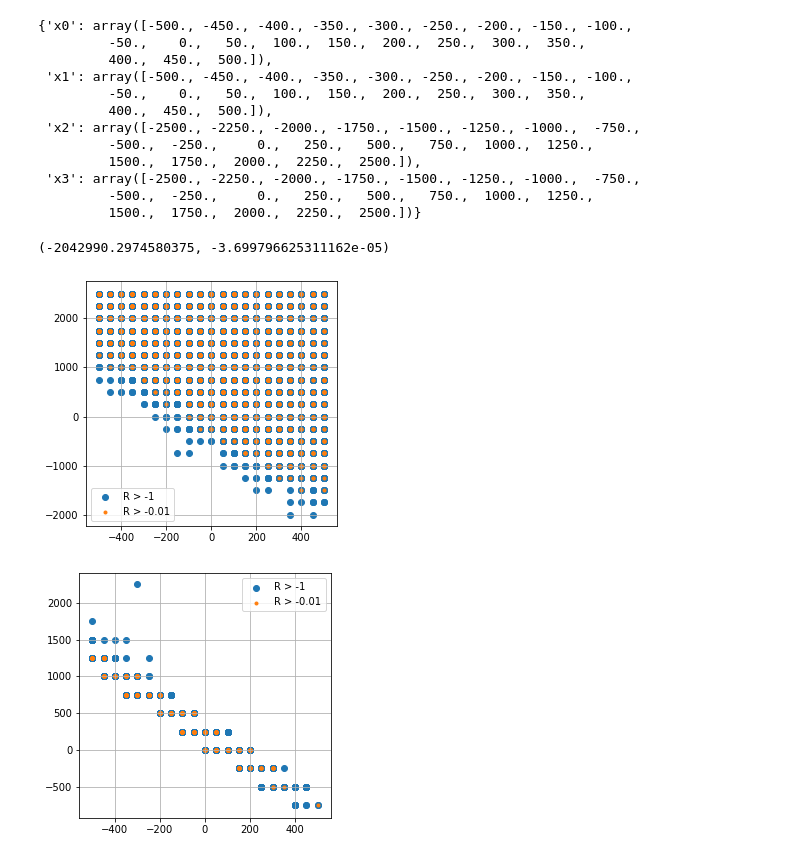
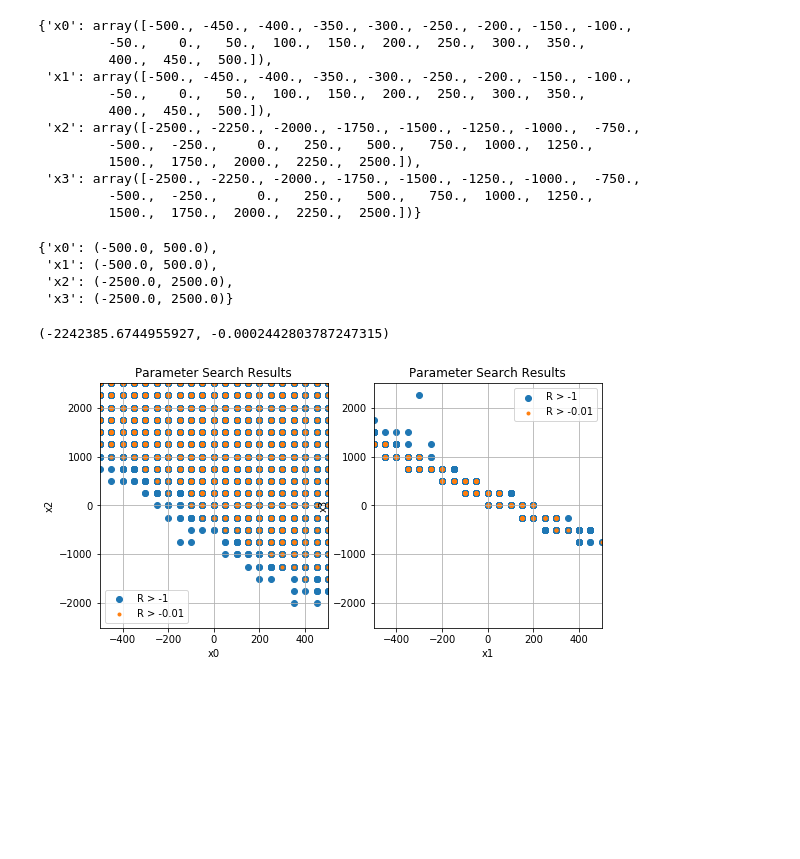
Before and after one commit to billtubbs/testing-rl, a Jupyter notebook: Results-of-Cartpole-Simulations.ipynb, the cells around one changed output. Saved outputs shown, nothing was run; the diff lists cells and outputs as text; code cells hidden in the pictures; blank space fills up the shorter version.

Commit message:
Search std cartpole

```diff
--- a/Results-of-Cartpole-Simulations.ipynb
+++ b/Results-of-Cartpole-Simulations.ipynb
@@ -9,6 +9,6 @@ import matplotlib.pyplot as plt
 %matplotlib inline
 # %%
 results_dir = 'results'
-subdir = 'CartPole-BT-dL-v0'
+sub_dir = 'CartPole-BT-dL-v0'
 os.listdir(results_dir)
 # %% [output]
@@ -16,6 +20,6 @@ os.listdir(results_dir)
 # %%
 filename = 'param_sweep_results.csv'
-filepath = os.path.join(results_dir, subdir, filename)
+filepath = os.path.join(results_dir, sub_dir, filename)
 results = pd.read_csv(filepath, header=None)
 results.columns = ['x0', 'x1', 'x2', 'x3', 'Cum Reward']
 len(results)
@@ -46,40 +50,53 @@ param_values
  'x3': array([-2500., -2250., -2000., -1750., -1500., -1250., -1000.,  -750.,
          -500.,  -250.,     0.,   250.,   500.,   750.,  1000.,  1250.,
          1500.,  1750.,  2000.,  2250.,  2500.])}
+# %%
+param_min_max = {
+    param: (values.min(), values.max()) for param, values in param_values.items()
+}
+param_min_max
+# %% [output]
+{'x0': (-500.0, 500.0),
+ 'x1': (-500.0, 500.0),
+ 'x2': (-2500.0, 2500.0),
+ 'x3': (-2500.0, 2500.0)}
 # %%
 results['Cum Reward'].min(), results['Cum Reward'].max()
 # %% [output]
-(-2042990.2974580375, -3.699796625311162e-05)
+(-2242385.6744955927, -0.0002442803787247315)
 # %%
-best_rewards = results['Cum Reward'] > -0.01
-high_rewards = results['Cum Reward'] > -0.5
+def cum_rewards_plot(ax, results, x_label, y_label, title='Parameter Search Results'):
 
-plt.figure(figsize=(4.5, 4.5))
+    param_min_max = {
+        param: (values.min(), values.max())
+        for param, values in param_values.items()
+    }
 
-x = results.loc[high_rewards, 'x0']
-y = results.loc[high_rewards, 'x2']
-plt.scatter(x, y, marker='o', label='R > -1')
+    best_rewards = results['Cum Reward'] > -0.01
+    high_rewards = results['Cum Reward'] > -0.5
 
-x = results.loc[best_rewards, 'x0']
-y = results.loc[best_rewards, 'x2']
-plt.scatter(x, y, marker='.', label='R > -0.01')
+    x = results.loc[high_rewards, x_label]
+    y = results.loc[high_rewards, y_label]
+    ax.scatter(x, y, marker='o', label='R > -1')
 
-plt.legend()
-plt.grid()
+    x = results.loc[best_rewards, x_label]
+    y = results.loc[best_rewards, y_label]
+    ax.scatter(x, y, marker='.', label='R > -0.01')
+
+    ax.set_title(title)
+    ax.set_xlim(param_min_max[x_label][0], param_min_max[x_label][1])
+    ax.set_ylim(param_min_max[y_label][0], param_min_max[y_label][1])
+    ax.set_xlabel(x_label)
+    ax.set_ylabel(y_label)
+    ax.legend()
+    ax.grid()
+
+fig, axes = plt.subplots(1, 2, figsize=(9, 4.5))
+
+cum_rewards_plot(axes[0], results, x_label='x0', y_label='x2')
+cum_rewards_plot(axes[1], results, x_label='x1', y_label='x3')
+
+plt.savefig('param-search-results.png')
+plt.show()
 # %% [output]
-[figure, old version]
+[figure, new version]
-# %%
-plt.figure(figsize=(4.5, 4.5))
-
-x = results.loc[high_rewards, 'x1']
-y = results.loc[high_rewards, 'x3']
-plt.scatter(x, y, marker='o', label='R > -1')
-
-x = results.loc[best_rewards, 'x1']
-y = results.loc[best_rewards, 'x3']
-plt.scatter(x, y, marker='.', label='R > -0.01')
-
-plt.legend()
-plt.grid()
-# %% [output]
-[figure, removed]
```
Also changed, not shown: parts of 1 cell of this notebook, 1 other file.
